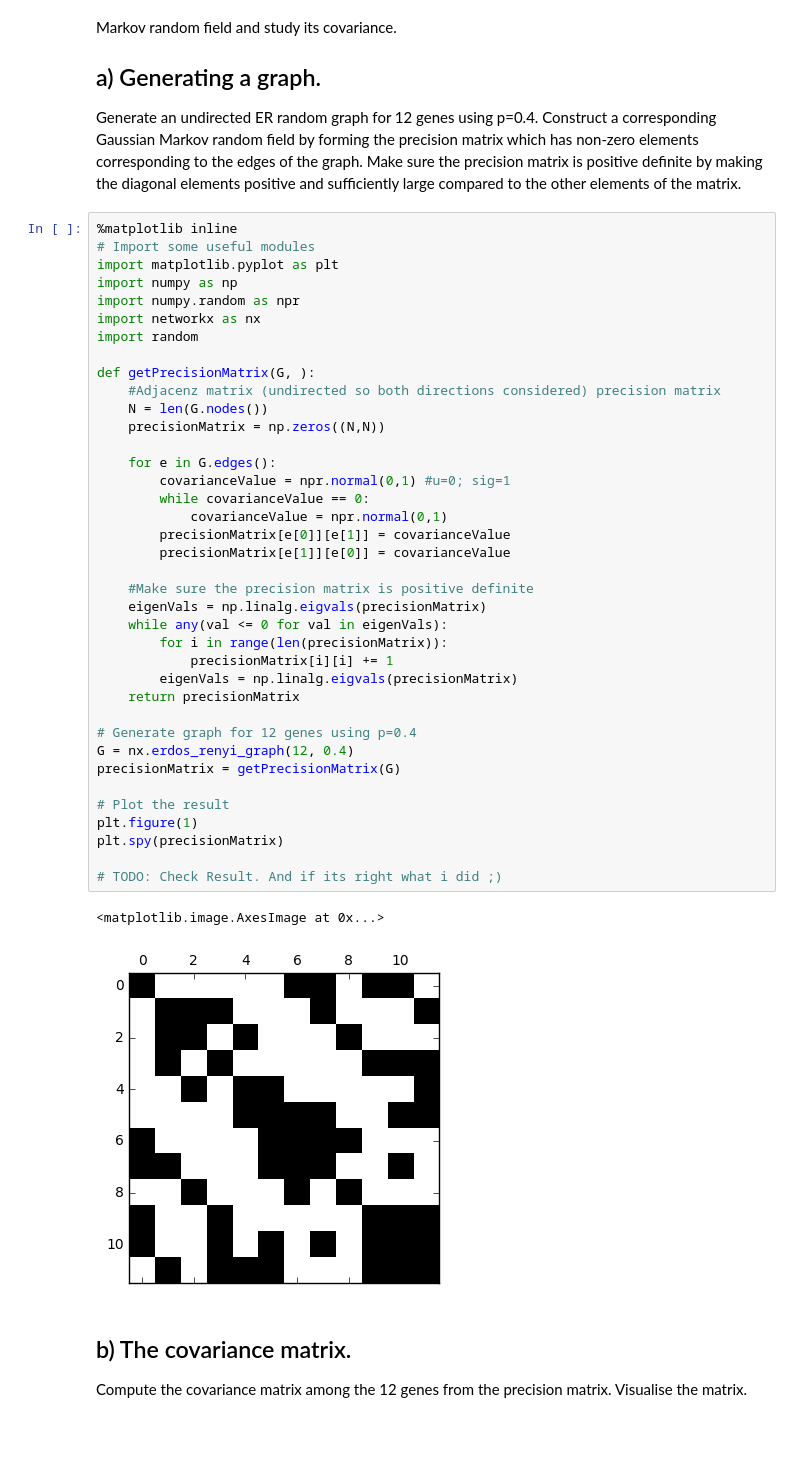
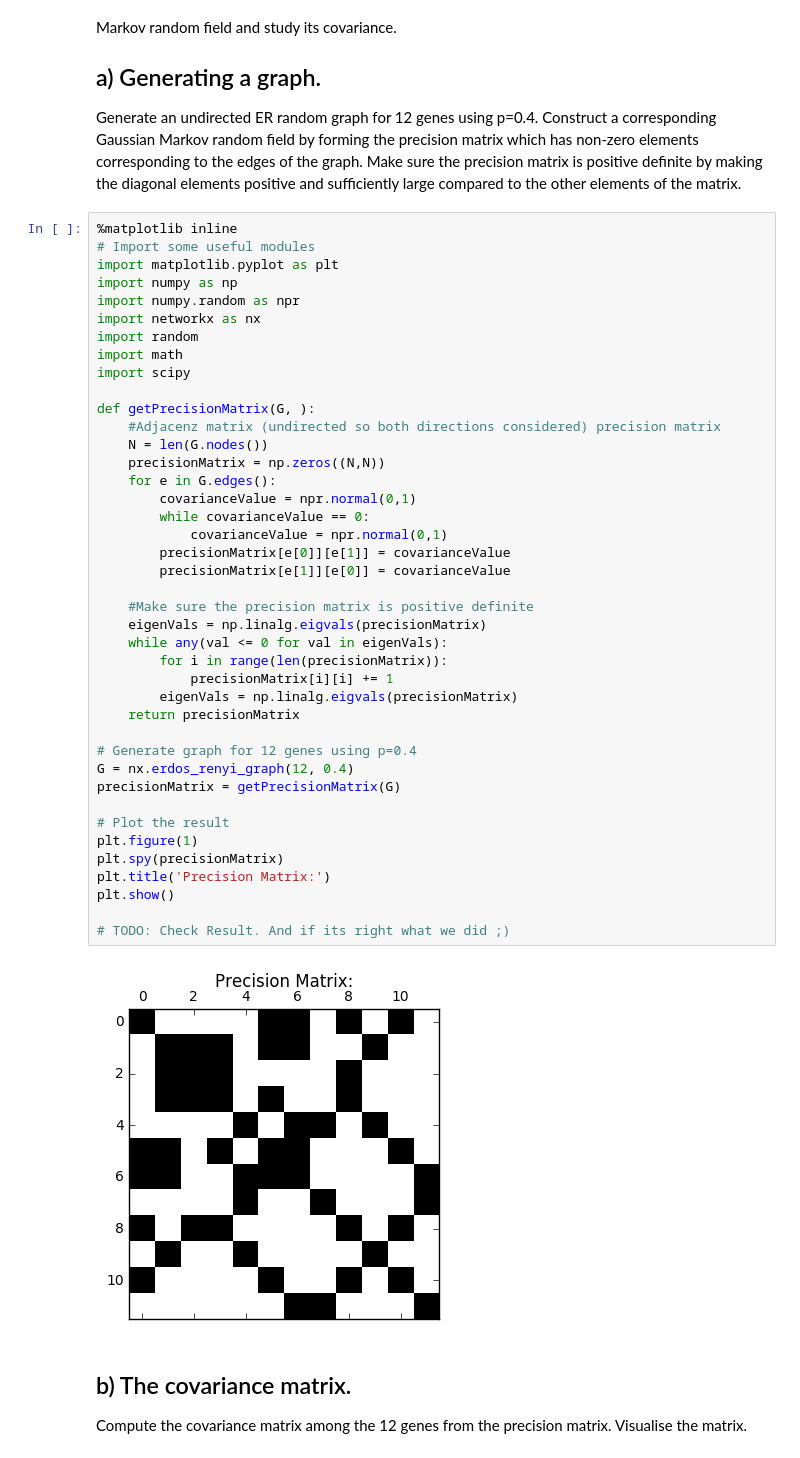
Before and after one commit to belochka/Bioinf, a Jupyter notebook: NetworkInference.ipynb, the cells around one changed output. Cells and saved outputs as stored; diff of their text form.

```diff
--- a/NetworkInference.ipynb
+++ b/NetworkInference.ipynb
@@ -26,39 +26,41 @@ import numpy as np
 import numpy.random as npr
 import networkx as nx
 import random
+import math
+import scipy
 
 def getPrecisionMatrix(G, ):
     #Adjacenz matrix (undirected so both directions considered) precision matrix
     N = len(G.nodes())
     precisionMatrix = np.zeros((N,N))
-
     for e in G.edges():
-        covarianceValue = npr.normal(0,1) #u=0; sig=1
+        covarianceValue = npr.normal(0,1)
         while covarianceValue == 0:
             covarianceValue = npr.normal(0,1)
         precisionMatrix[e[0]][e[1]] = covarianceValue
         precisionMatrix[e[1]][e[0]] = covarianceValue
 
     #Make sure the precision matrix is positive definite
     eigenVals = np.linalg.eigvals(precisionMatrix)
     while any(val <= 0 for val in eigenVals):
         for i in range(len(precisionMatrix)):
             precisionMatrix[i][i] += 1
         eigenVals = np.linalg.eigvals(precisionMatrix)
     return precisionMatrix
 
 # Generate graph for 12 genes using p=0.4
 G = nx.erdos_renyi_graph(12, 0.4)
 precisionMatrix = getPrecisionMatrix(G)
 
 # Plot the result
 plt.figure(1)
 plt.spy(precisionMatrix)
+plt.title('Precision Matrix:')
+plt.show()
 
-# TODO: Check Result. And if its right what i did ;)
+# TODO: Check Result. And if its right what we did ;)
 # %% [output]
-<matplotlib.image.AxesImage at 0x...>
-[figure, old version]
+[figure, new version]
 # %% [markdown]
 ## b) The covariance matrix.
 Compute the covariance matrix among the 12 genes from the precision matrix. Visualise the matrix.
```
Also changed, not shown: parts of 20 cells of this notebook.
